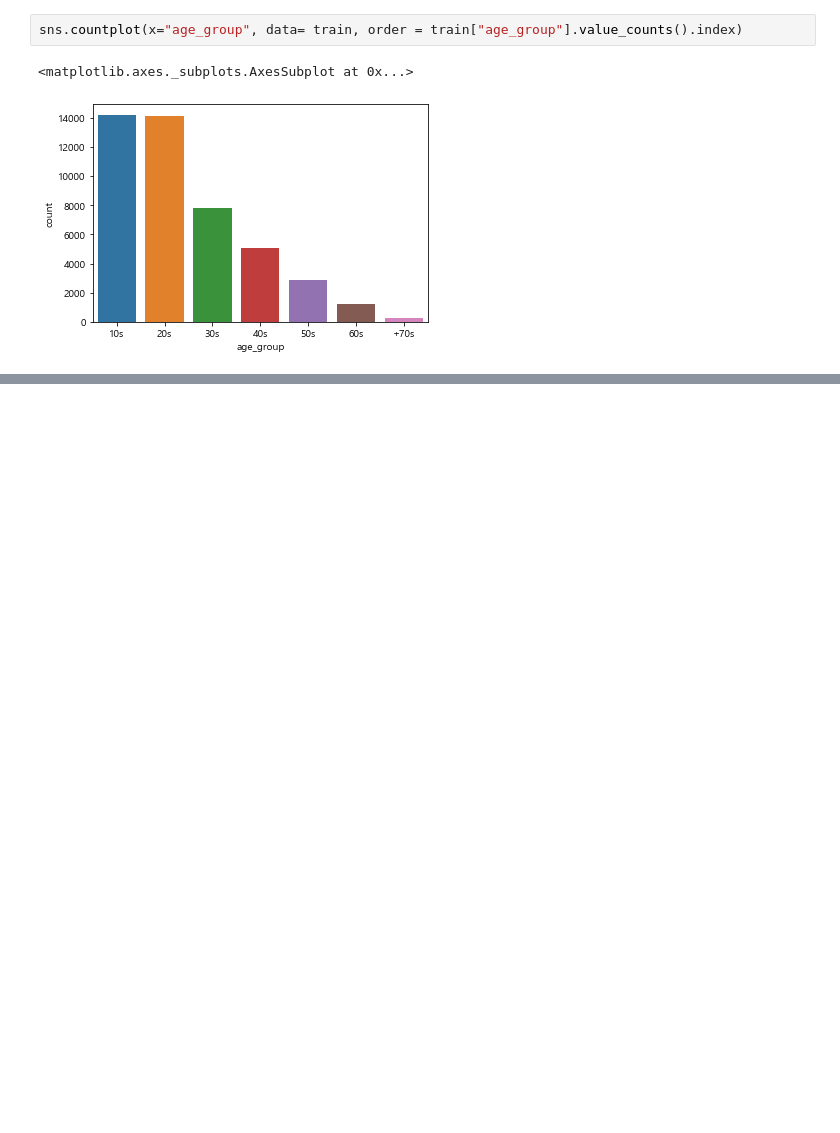
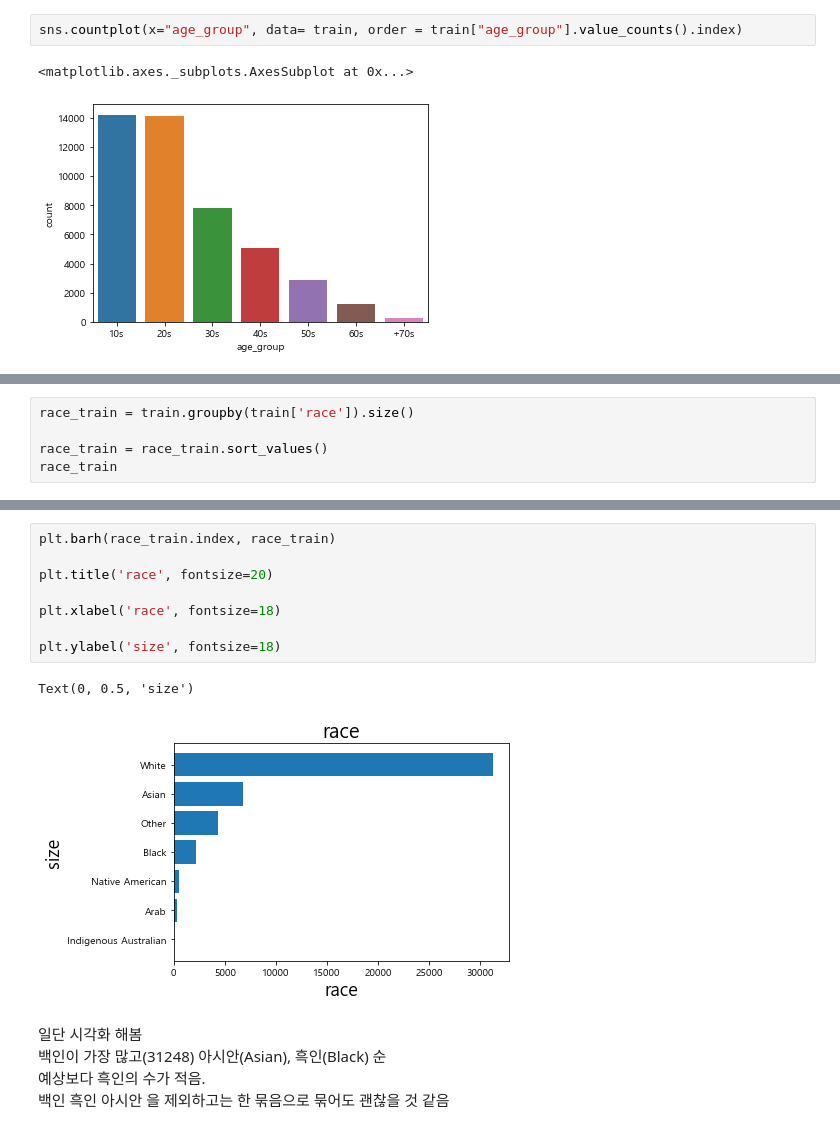
Before and after one commit to sryu219/TeamProject, a Jupyter notebook: FinalProject.ipynb, the cells around one changed output, grey strips where cells are left out. Cells and saved outputs as stored; diff of their text form; blank space fills up the shorter version.

```diff
--- a/FinalProject.ipynb
+++ b/FinalProject.ipynb
@@ -215,0 +379,5 @@ sns.countplot(x="age_group", data= train, order = train["age_group"].value_count
+# %%
+race_train = train.groupby(train['race']).size()
+
+race_train = race_train.sort_values()
+race_train
@@ -215,0 +394,16 @@ sns.countplot(x="age_group", data= train, order = train["age_group"].value_count
+# %%
+plt.barh(race_train.index, race_train)
+
+plt.title('race', fontsize=20)
+
+plt.xlabel('race', fontsize=18)
+
+plt.ylabel('size', fontsize=18)
+# %% [output]
+Text(0, 0.5, 'size')
+[figure, added]
+# %% [markdown]
+일단 시각화 해봄
+백인이 가장 많고(31248) 아시안(Asian), 흑인(Black) 순
+예상보다 흑인의 수가 적음.
+백인 흑인 아시안 을 제외하고는 한 묶음으로 묶어도 괜찮을 것 같음
```
Also changed, not shown: parts of 19 cells of this notebook.
